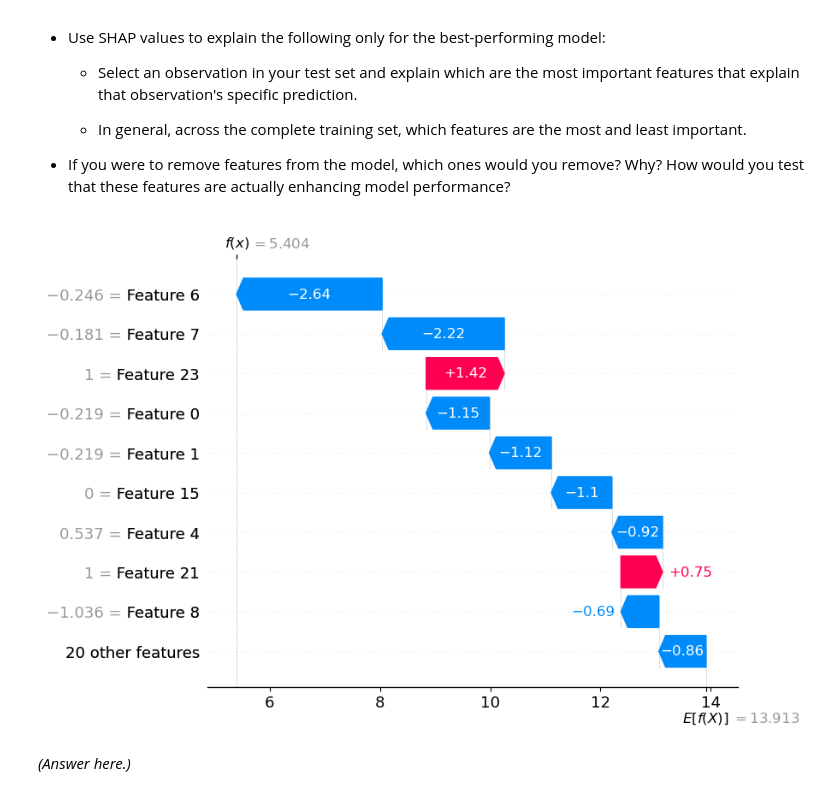
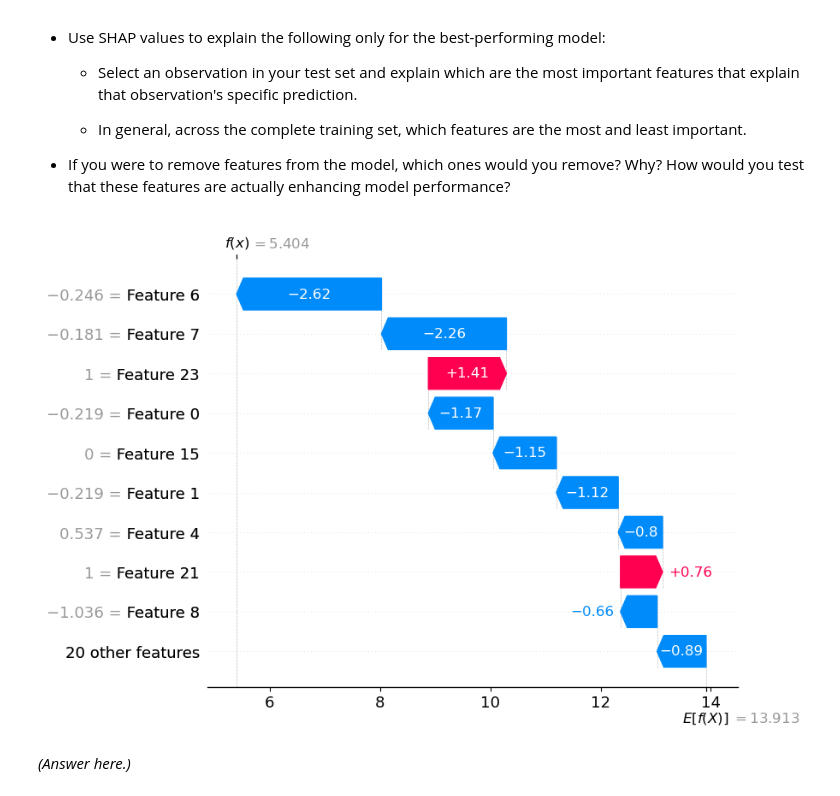
Before and after one commit to ssadat92/production, a Jupyter notebook: 02_activities/assignments/assignment_2.ipynb, the cells around one changed output. Cells and saved outputs as stored; diff of their text form; code cells hidden in the pictures.

```diff
--- a/02_activities/assignments/assignment_2.ipynb
+++ b/02_activities/assignments/assignment_2.ipynb
@@ -338,22 +338,25 @@ joblib.dump(pipeD, 'pipeD.pkl')
 # %%
 import shap
 import numpy as np
 
 if not hasattr(np, 'bool'):
     np.bool = bool
 if not hasattr(np, 'int'):
     np.int = int
 
-X_train_transform = pipeD.named_steps['preproc'].transform(X_train)
+pipeD.fit(X_train, Y_train)
+
+preproc = pipeD.named_steps['preproc']
 model = pipeD.named_steps['regressor']
 
-pipeD.fit(X_train, Y_train)
-explainer = shap.Explainer(model.predict, X_train_transform)
+X_train_transform = preproc.transform(X_train)
+
+explainer = shap.Explainer(model, X_train_transform)
 shap_values = explainer(X_train_transform)
 
 shap.plots.waterfall(shap_values[1])
 # %% [output]
-[figure, old version]
+[figure, new version]
 # %%
 #Features 6, 7 and 23 are the most important features in the model. feature 8 and after are not important.
 # %% [markdown]
```
